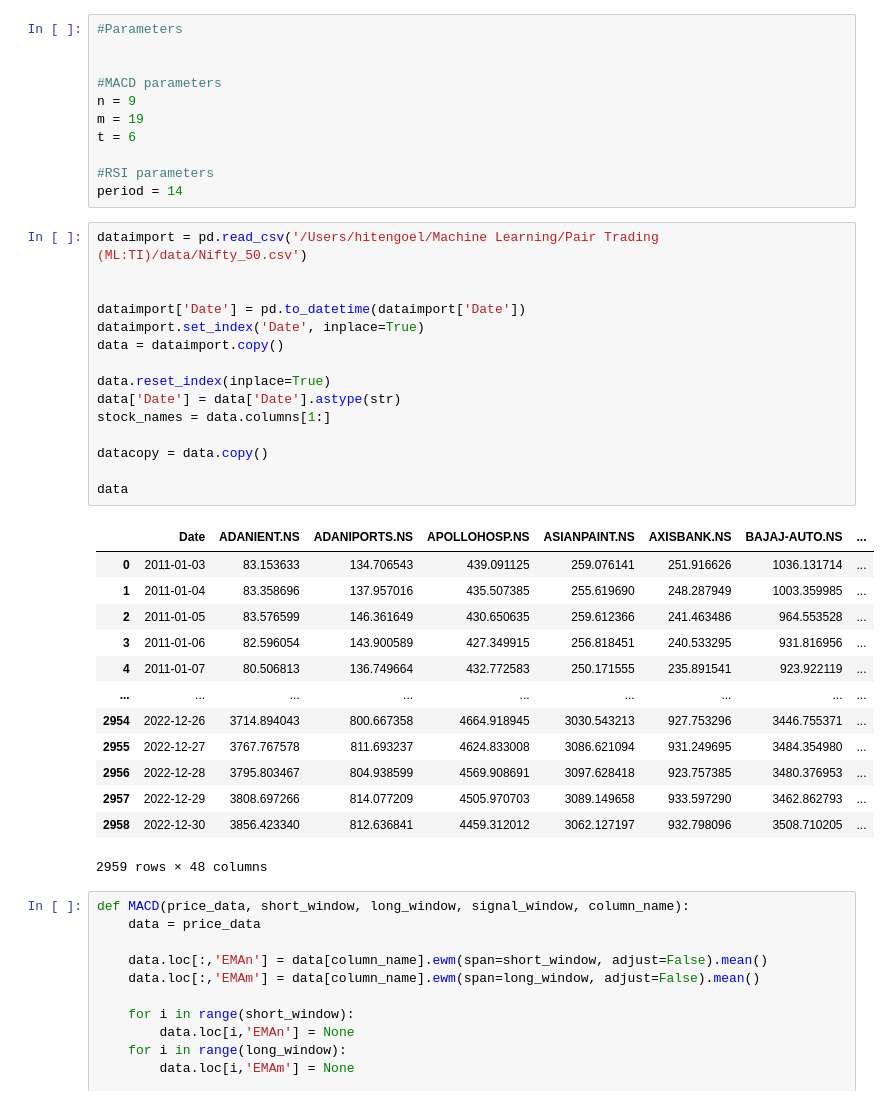
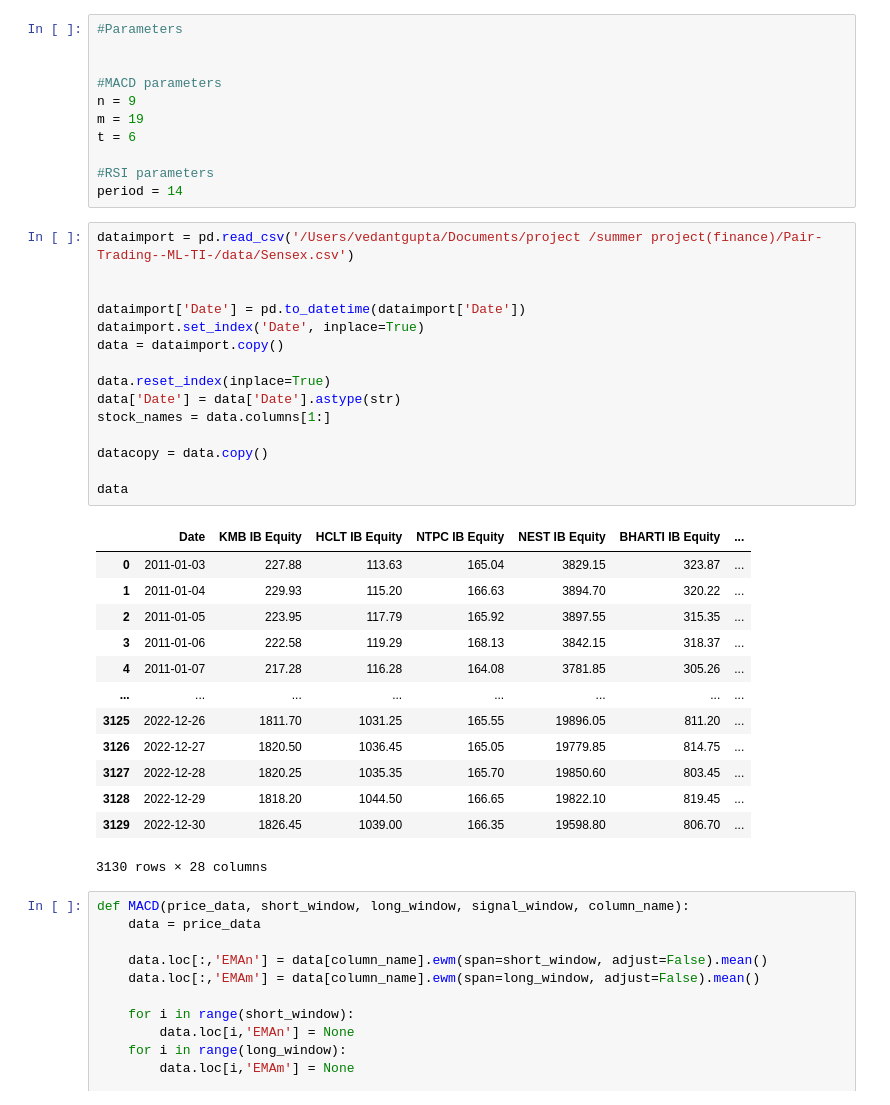
Before and after one commit to Hiteng05/Pair-Trading--ML-TI-, a Jupyter notebook: notebooks/Without clustering/daily_pair_trade.ipynb, the cells around one changed output. Saved outputs shown, nothing was run; the diff lists cells and outputs as text.

```diff
--- a/notebooks/Without clustering/daily_pair_trade.ipynb
+++ b/notebooks/Without clustering/daily_pair_trade.ipynb
@@ -14,34 +14,34 @@ t = 6
 #RSI parameters
 period = 14
 # %%
-dataimport = pd.read_csv('/Users/hitengoel/Machine Learning/Pair Trading (ML:TI)/data/Nifty_50.csv')
+dataimport = pd.read_csv('/Users/vedantgupta/Documents/project /summer project(finance)/Pair-Trading--ML-TI-/data/Sensex.csv')
 
 
 dataimport['Date'] = pd.to_datetime(dataimport['Date'])
 dataimport.set_index('Date', inplace=True)
 data = dataimport.copy()
 
 data.reset_index(inplace=True)
 data['Date'] = data['Date'].astype(str)
 stock_names = data.columns[1:]
 
 datacopy = data.copy()
 
 data
 # %% [output]
-|  | Date | ADANIENT.NS | ADANIPORTS.NS | APOLLOHOSP.NS | ASIANPAINT.NS | AXISBANK.NS | BAJAJ-AUTO.NS | ... |
-| 0 | 2011-01-03 | 83.153633 | 134.706543 | 439.091125 | 259.076141 | 251.916626 | 1036.131714 | ... |
-| 1 | 2011-01-04 | 83.358696 | 137.957016 | 435.507385 | 255.619690 | 248.287949 | 1003.359985 | ... |
-| 2 | 2011-01-05 | 83.576599 | 146.361649 | 430.650635 | 259.612366 | 241.463486 | 964.553528 | ... |
-| 3 | 2011-01-06 | 82.596054 | 143.900589 | 427.349915 | 256.818451 | 240.533295 | 931.816956 | ... |
-| 4 | 2011-01-07 | 80.506813 | 136.749664 | 432.772583 | 250.171555 | 235.891541 | 923.922119 | ... |
-| ... | ... | ... | ... | ... | ... | ... | ... | ... |
-| 2954 | 2022-12-26 | 3714.894043 | 800.667358 | 4664.918945 | 3030.543213 | 927.753296 | 3446.755371 | ... |
-| 2955 | 2022-12-27 | 3767.767578 | 811.693237 | 4624.833008 | 3086.621094 | 931.249695 | 3484.354980 | ... |
-| 2956 | 2022-12-28 | 3795.803467 | 804.938599 | 4569.908691 | 3097.628418 | 923.757385 | 3480.376953 | ... |
-| 2957 | 2022-12-29 | 3808.697266 | 814.077209 | 4505.970703 | 3089.149658 | 933.597290 | 3462.862793 | ... |
-| 2958 | 2022-12-30 | 3856.423340 | 812.636841 | 4459.312012 | 3062.127197 | 932.798096 | 3508.710205 | ... |
+|  | Date | KMB IB Equity | HCLT IB Equity | NTPC IB Equity | NEST IB Equity | BHARTI IB Equity | ... |
+| 0 | 2011-01-03 | 227.88 | 113.63 | 165.04 | 3829.15 | 323.87 | ... |
+| 1 | 2011-01-04 | 229.93 | 115.20 | 166.63 | 3894.70 | 320.22 | ... |
+| 2 | 2011-01-05 | 223.95 | 117.79 | 165.92 | 3897.55 | 315.35 | ... |
+| 3 | 2011-01-06 | 222.58 | 119.29 | 168.13 | 3842.15 | 318.37 | ... |
+| 4 | 2011-01-07 | 217.28 | 116.28 | 164.08 | 3781.85 | 305.26 | ... |
+| ... | ... | ... | ... | ... | ... | ... | ... |
+| 3125 | 2022-12-26 | 1811.70 | 1031.25 | 165.55 | 19896.05 | 811.20 | ... |
+| 3126 | 2022-12-27 | 1820.50 | 1036.45 | 165.05 | 19779.85 | 814.75 | ... |
+| 3127 | 2022-12-28 | 1820.25 | 1035.35 | 165.70 | 19850.60 | 803.45 | ... |
+| 3128 | 2022-12-29 | 1818.20 | 1044.50 | 166.65 | 19822.10 | 819.45 | ... |
+| 3129 | 2022-12-30 | 1826.45 | 1039.00 | 166.35 | 19598.80 | 806.70 | ... |
-2959 rows × 48 columns
+3130 rows × 28 columns
 # %%
 def MACD(price_data, short_window, long_window, signal_window, column_name):
     data = price_data
```
Also changed, not shown: parts of 7 cells of this notebook, 14 other files.
